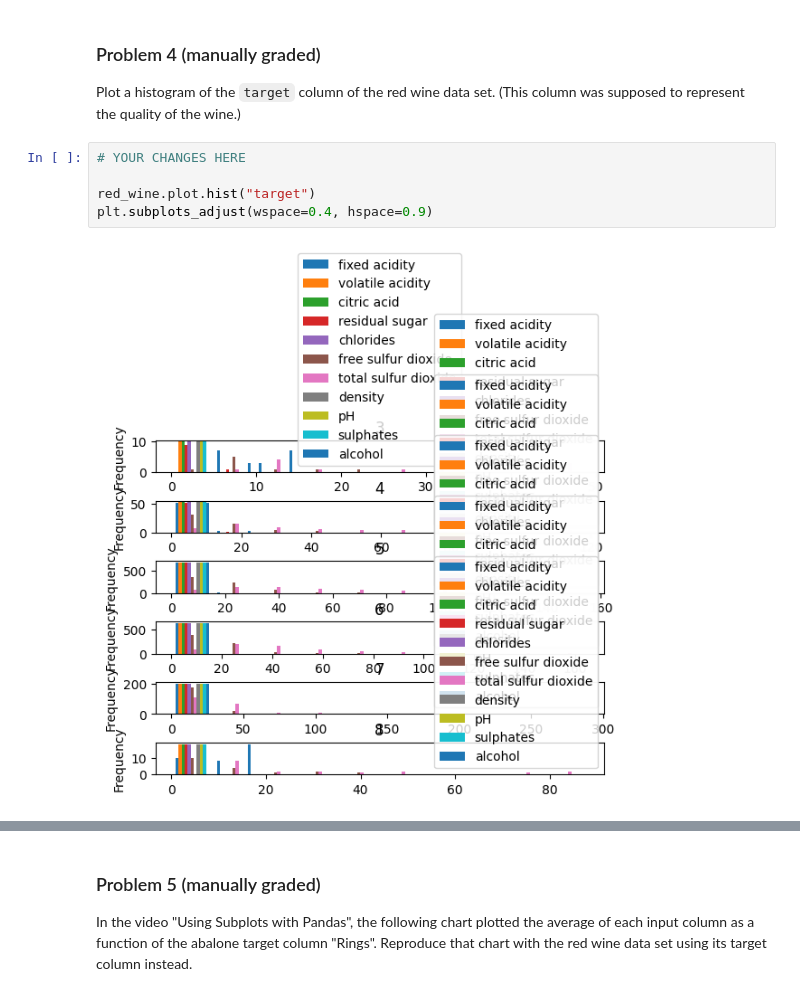
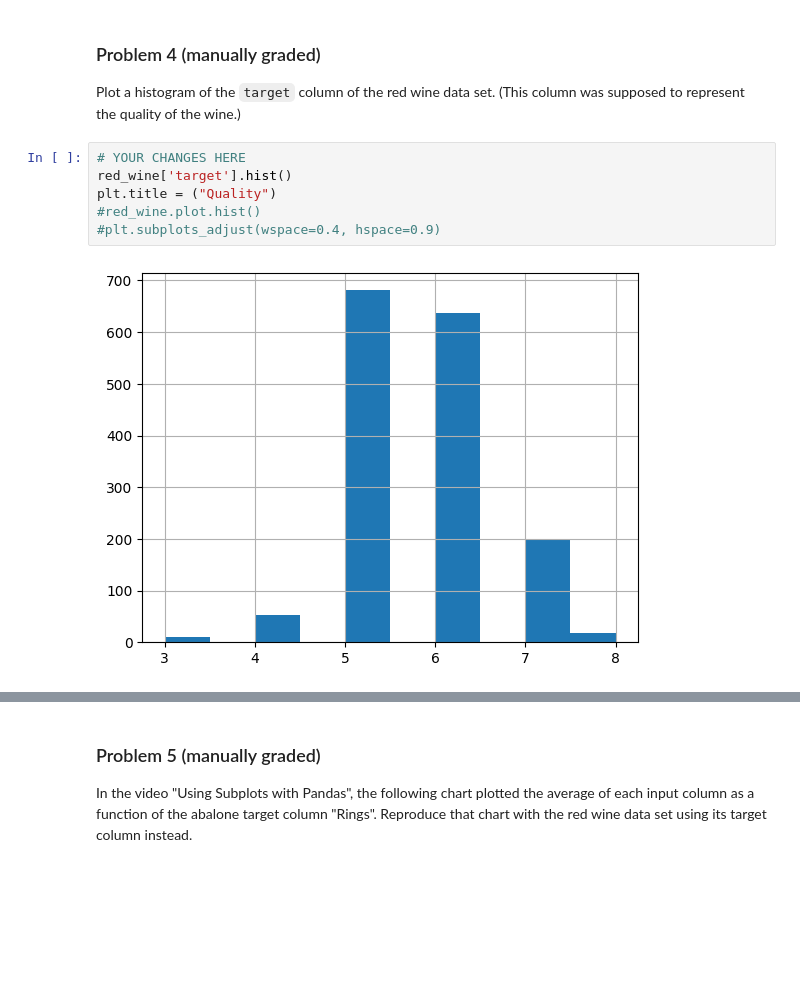
Before and after one commit to manningdbu/dx602-homework-10, a Jupyter notebook: homework.ipynb, the cells around one changed output, grey strips where cells are left out. Drawn from its saved outputs; the diff is of its cells as text; blank space fills up the shorter version.

```diff
--- a/homework.ipynb
+++ b/homework.ipynb
@@ -91,11 +91,12 @@ Plot a histogram of the `target` column of the red wine data set.
 (This column was supposed to represent the quality of the wine.)
 # %%
 # YOUR CHANGES HERE
-
-red_wine.plot.hist("target")
-plt.subplots_adjust(wspace=0.4, hspace=0.9)
+red_wine['target'].hist()
+plt.title = ("Quality")
+#red_wine.plot.hist()
+#plt.subplots_adjust(wspace=0.4, hspace=0.9)
 # %% [output]
-[figure, old version]
+[figure, new version]
 # %% [markdown]
 <div style="page-break-after: always;"></div>
 # %% [markdown]
```
Also changed, not shown: parts of 7 cells of this notebook.
